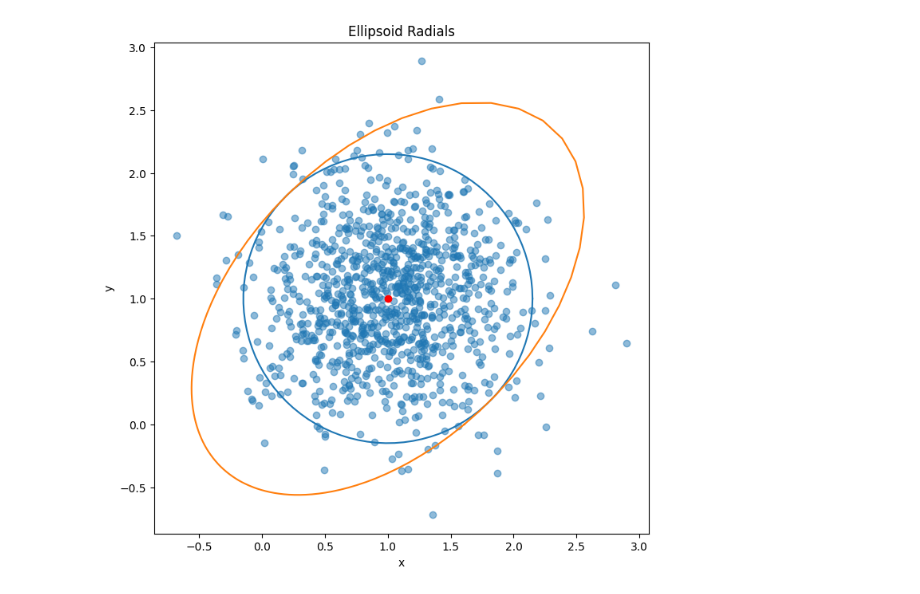
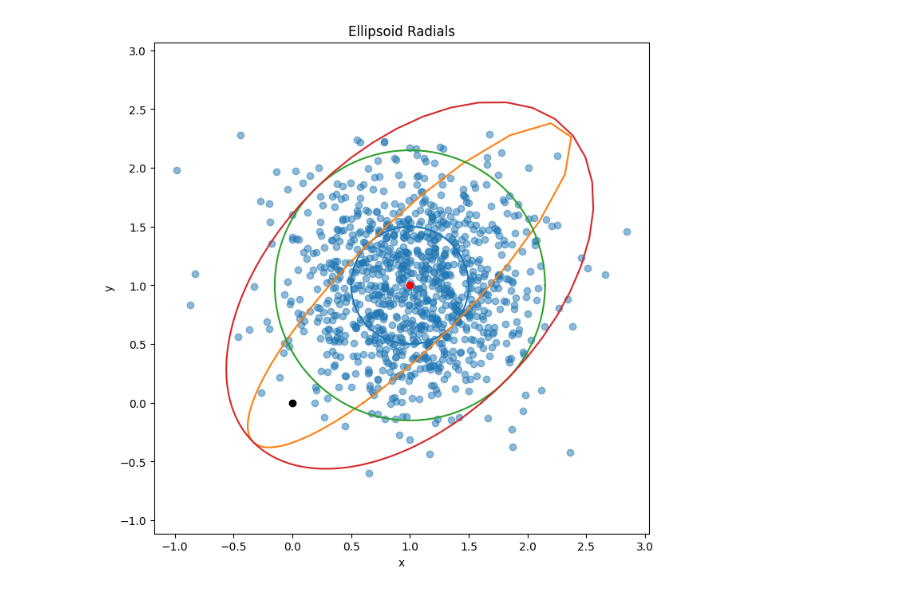
Before and after one commit to wdiepeveen/Riemannian-Archetypal-Analysis, a Jupyter notebook: test_ellipsoid_radial.ipynb, the cells around one changed output. Cells and saved outputs as stored; diff of their text form; code cells hidden in the pictures.

Commit message:
ellipsoid classes re-implemented

```diff
--- a/test_ellipsoid_radial.ipynb
+++ b/test_ellipsoid_radial.ipynb
@@ -151,28 +156,35 @@ mu = torch.tensor([1.0, 1.0])
 cov = torch.tensor([[0.25, 0.0], [0.0, 0.25]])
 p = 0.95
 
-radial_c = CenteredGaussianEllipsoidRadial(cov, p=p)
-radial_nc = NonCenteredGaussianEllipsoidRadial(mu, cov, p=p)
+radial_c = EllipsoidEnclosingCenteredEllipsoidRadial(cov)
+radial_nc = EllipsoidEnclosingOffCenteredEllipsoidRadial(mu, cov)
+gaussian_radial_c = GaussianEnclosingCenteredEllipsoidRadial(cov, p=p)
+gaussian_radial_nc = GaussianEnclosingOffCenteredEllipsoidRadial(mu, cov, p=p)
 # %%
 # plot the original ellipsoid defined the cov and translater dna the one by the radial through mapping the unit circle and translating it
 theta = torch.linspace(0, 2 * torch.pi, 100)
 circle = torch.stack([torch.cos(theta), torch.sin(theta)], dim=1)
 # gaussian ellipsoid defined by cov and centered at mu
 ellipsoid_c = radial_c(circle).unsqueeze(1) * circle + mu
+gaussian_ellipsoid_c = gaussian_radial_c(circle).unsqueeze(1) * circle + mu
 # larger ellipsoid defined
 ellipsoid_nc = radial_nc(circle).unsqueeze(1) * circle
+gaussian_ellipsoid_nc = gaussian_radial_nc(circle).unsqueeze(1) * circle
 
 data = torch.distributions.MultivariateNormal(mu, cov).sample((1000,))
 
 plt.figure(figsize=(8, 8))
 plt.scatter(data[:, 0], data[:, 1], alpha=0.5, label="Data")
 plt.plot(ellipsoid_c[:, 0], ellipsoid_c[:, 1], label="Centered Gaussian Ellipsoid Radial")
 plt.plot(ellipsoid_nc[:, 0], ellipsoid_nc[:, 1], label="Non-Centered Gaussian Ellipsoid Radial")
+plt.plot(gaussian_ellipsoid_c[:, 0], gaussian_ellipsoid_c[:, 1], label="Centered Gaussian Enclosing Ellipsoid Radial")
+plt.plot(gaussian_ellipsoid_nc[:, 0], gaussian_ellipsoid_nc[:, 1], label="Non-Centered Gaussian Enclosing Ellipsoid Radial")
 plt.scatter(mu[0], mu[1], color='red', label="mu")
+plt.scatter(0, 0, color='black', label="origin")
 plt.title("Ellipsoid Radials")
 plt.xlabel("x")
 plt.ylabel("y")
 plt.axis('equal')
 plt.show()
 # %% [output]
-[figure, old version]
+[figure, new version]
```
Also changed, not shown: parts of 5 cells of this notebook, 9 other files.
